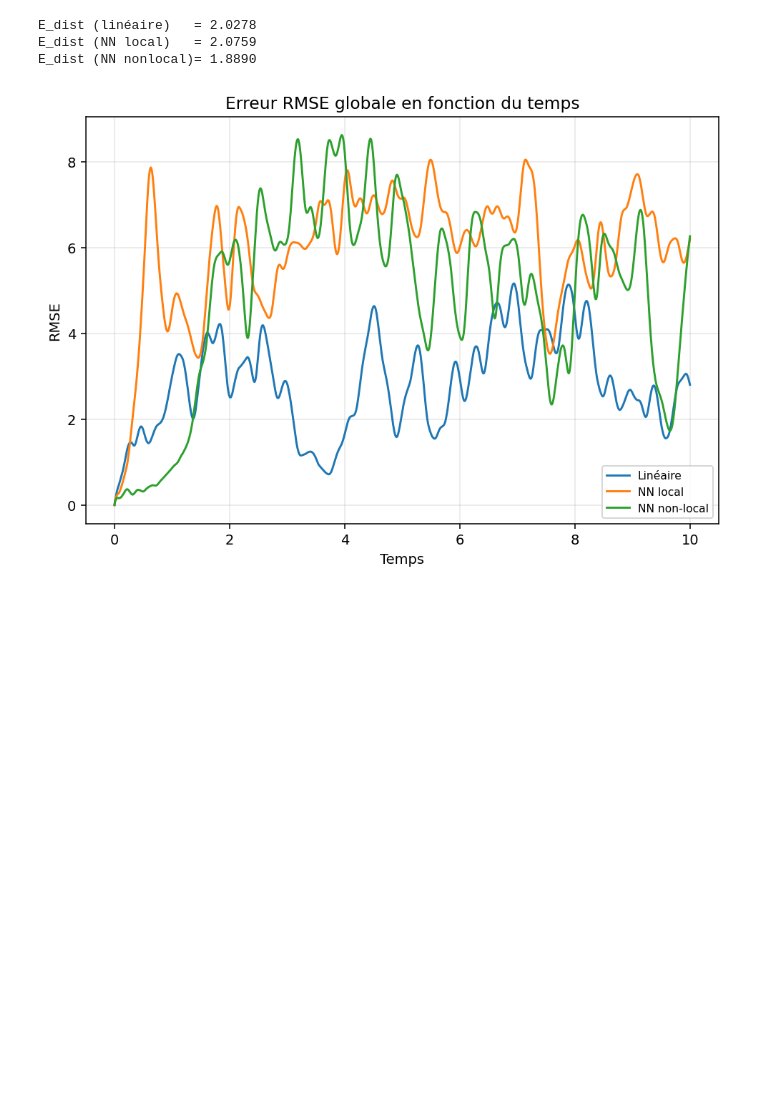
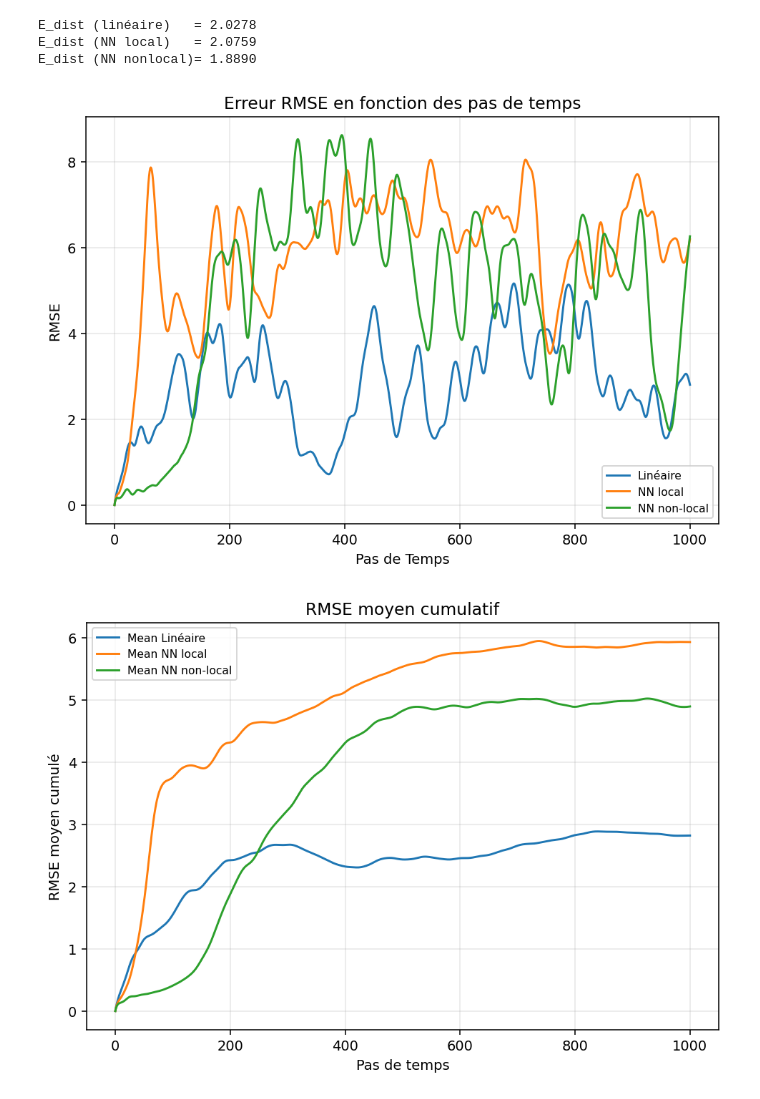
Before and after one commit to Snowbave/TP4_LAB3, a Jupyter notebook: L96_Exp4_Eval.ipynb, the cells around one changed output. Drawn from its saved outputs; the diff is of its cells as text; code cells hidden in the pictures; blank space fills up the shorter version.

```diff
--- a/L96_Exp4_Eval.ipynb
+++ b/L96_Exp4_Eval.ipynb
@@ -208,7 +211,11 @@ def init_model (T_test):
     gcm_nonlocal_net = GCM_network(forcing, nonlocal_fcnn_network)
     Xnn_nonlocal, t = gcm_nonlocal_net(init_conditions, dt, int(T_test / dt), nonlocal_fcnn_network)
 
-    return Xnn_linear, Xnn_local, Xnn_nonlocal, t
+    gcm_nonlocal_net = GCM_network(forcing, nonlocal_fcnn_network_test)
+    Xnn_nonlocal_test, t = gcm_nonlocal_net(init_conditions, dt, int(T_test / dt), nonlocal_fcnn_network_test)
+
+
+    return Xnn_linear, Xnn_local, Xnn_nonlocal,Xnn_nonlocal_test, t
 # %%
 time_i = 200
 Xnn_linear, Xnn_local, Xnn_nonlocal,t = init_model(T_test)
@@ -456,32 +444,55 @@ class NonLocal_FCNN_test(nn.Module):
 # %%
-X_full_window = X_full[i0 * 10 : i0 * 10 + n_steps_model, :]
-#gcm_nonlocal_net = GCM_network(forcing, nonlocal_fcnn_network)
-#Xnn_nonlocal_test, t = gcm_nonlocal_net(init_conditions, dt, int(T_test / dt), nonlocal_fcnn_network)
+Xnn_linear, Xnn_local, Xnn_nonlocal,t = init_model(10)
+T_test=10
+X_full, _, _ = W.run(dt, T_test)
+X_full = X_full.astype(np.float32)
+
 # Erreur au carré (temps x k)
-sqerr_linear   = (Xnn_linear   - X_full_window)**2
-sqerr_local    = (Xnn_local    - X_full_window)**2
-sqerr_nonlocal = (Xnn_nonlocal - X_full_window)**2
-#sqerr_nonlocal_test = (Xnn_nonlocal_test - X_full_window)**2
+sqerr_linear   = (Xnn_linear   - X_full)**2
+sqerr_local    = (Xnn_local    - X_full)**2
+sqerr_nonlocal = (Xnn_nonlocal - X_full)**2
+
 
 # RMSE dans l’espace (moyenne sur k)
 rmse_linear   = np.sqrt(np.mean(sqerr_linear,   axis=1))
 rmse_local    = np.sqrt(np.mean(sqerr_local,    axis=1))
 rmse_nonlocal = np.sqrt(np.mean(sqerr_nonlocal, axis=1))
-#rmse_nonlocal_test = np.sqrt(np.mean(sqerr_nonlocal, axis=1))
+
+# Moyennes cumulées (running mean)
+rmse_linear_cummean   = np.cumsum(rmse_linear) / np.arange(1, len(rmse_linear) + 1)
+rmse_local_cummean    = np.cumsum(rmse_local)  / np.arange(1, len(rmse_local) + 1)
+rmse_nonlocal_cummean = np.cumsum(rmse_nonlocal)/ np.arange(1, len(rmse_nonlocal) + 1)
+
+t = np.arange(len(rmse_linear))
 
 # Tracé
 plt.figure(figsize=(7,5), dpi=140)
 plt.plot(t, rmse_linear,   label="Linéaire")
 plt.plot(t, rmse_local,    label="NN local")
 plt.plot(t, rmse_nonlocal, label="NN non-local")
-#plt.plot(t, rmse_nonlocal_test, label="NN non-local test")
+#plt.plot(t,list_err,label="err_moyenne")
 
-plt.xlabel("Temps")
+plt.xlabel("Pas de Temps")
 plt.ylabel("RMSE")
-plt.title("Erreur RMSE globale en fonction du temps")
+plt.title("Erreur RMSE en fonction des pas de temps")
 plt.legend(fontsize=8)
 plt.grid(alpha=0.3)
 plt.tight_layout()
 plt.savefig('Fig_bonus')
+
+
+plt.figure(figsize=(7,5), dpi=140)
+plt.plot(t, rmse_linear_cummean,   label="Mean Linéaire")
+plt.plot(t, rmse_local_cummean,    label="Mean NN local")
+plt.plot(t, rmse_nonlocal_cummean, label="Mean NN non-local")
+
+plt.xlabel("Pas de temps")
+plt.ylabel("RMSE moyen cumulé")
+plt.title("RMSE moyen cumulatif")
+plt.legend(fontsize=8)
+plt.grid(alpha=0.3)
+plt.tight_layout()
+plt.savefig('Fig_bonus_2')
 # %% [output]
-[figure, old version]
+[figure, new version]
+[figure, added]
```
Also changed, not shown: parts of 5 cells of this notebook, 4 other files.
